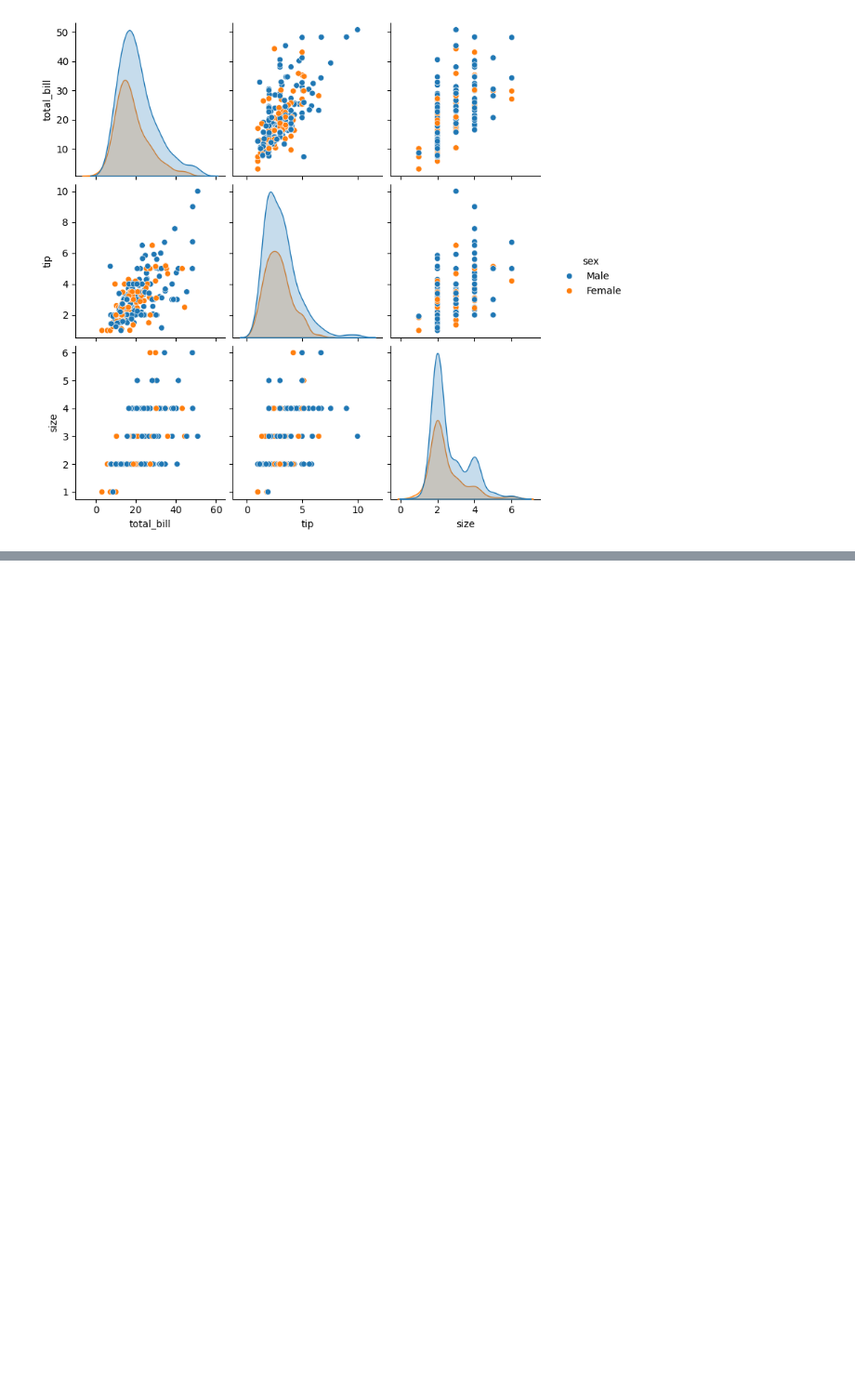
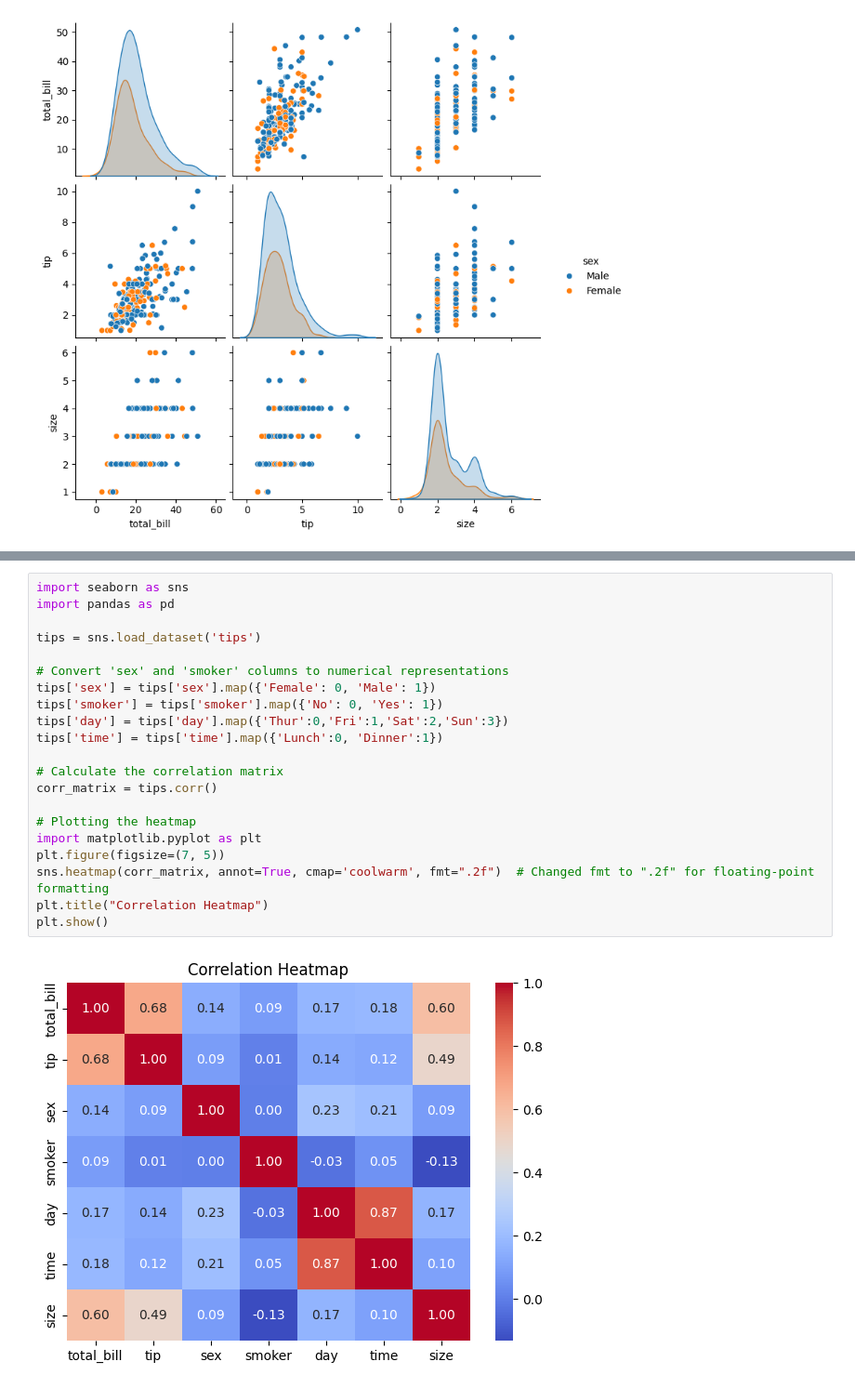
Before and after one commit to chandraprabu2006/Data-science-DV-, a Jupyter notebook: chandraprabu_colab.ipynb, the cells around one changed output, grey strips where cells are left out. Shown: that part at 93% size. Cells and saved outputs as stored; diff of their text form; blank space fills up the shorter version.

```diff
--- a/chandraprabu_colab.ipynb
+++ b/chandraprabu_colab.ipynb
@@ -68,0 +78,23 @@ plt.show()
+# %%
+import seaborn as sns
+import pandas as pd
+
+tips = sns.load_dataset('tips')
+
+# Convert 'sex' and 'smoker' columns to numerical representations
+tips['sex'] = tips['sex'].map({'Female': 0, 'Male': 1})
+tips['smoker'] = tips['smoker'].map({'No': 0, 'Yes': 1})
+tips['day'] = tips['day'].map({'Thur':0,'Fri':1,'Sat':2,'Sun':3})
+tips['time'] = tips['time'].map({'Lunch':0, 'Dinner':1})
+
+# Calculate the correlation matrix
+corr_matrix = tips.corr()
+
+# Plotting the heatmap
+import matplotlib.pyplot as plt
+plt.figure(figsize=(7, 5))
+sns.heatmap(corr_matrix, annot=True, cmap='coolwarm', fmt=".2f")  # Changed fmt to ".2f" for floating-point formatting
+plt.title("Correlation Heatmap")
+plt.show()
+# %% [output]
+[figure, added]
```
Also changed, not shown: parts of 5 cells of this notebook.
